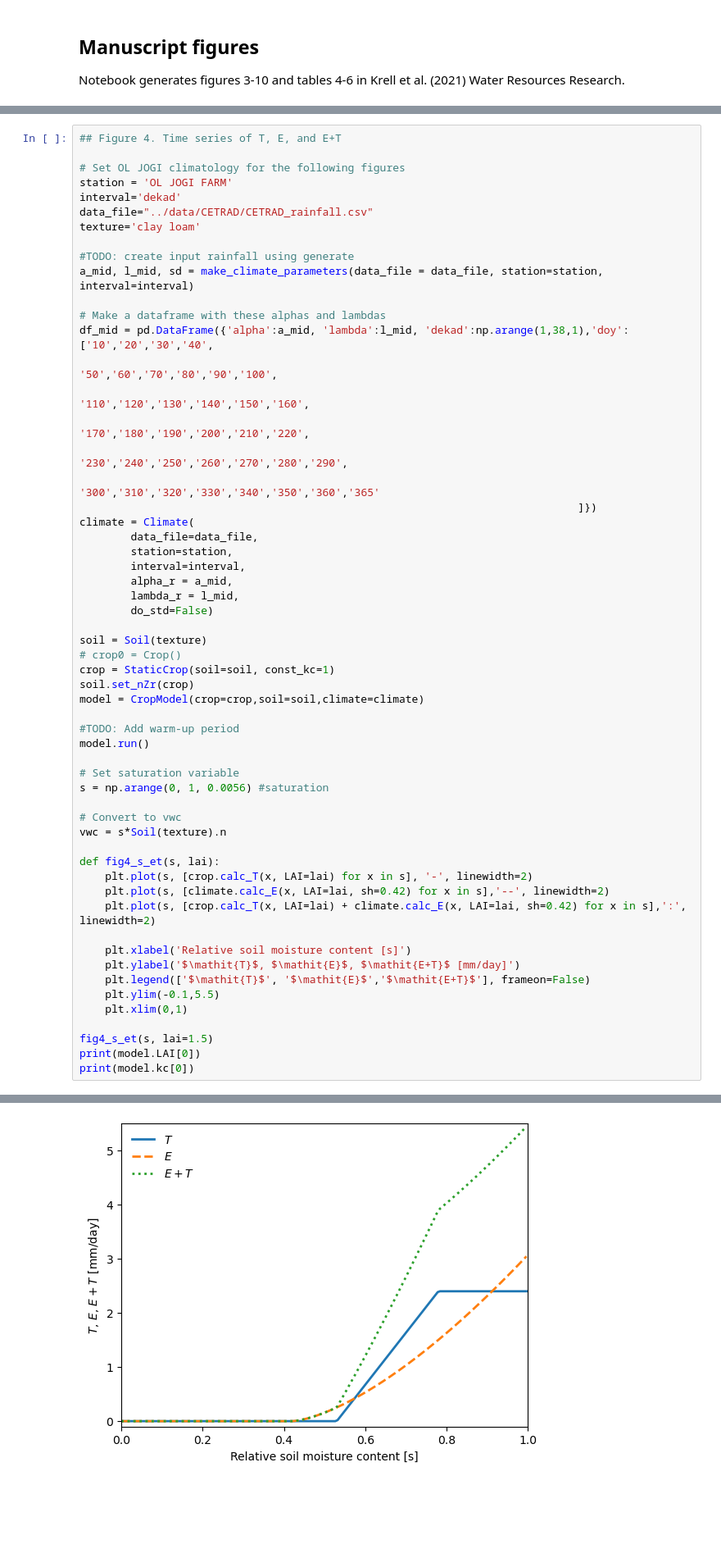
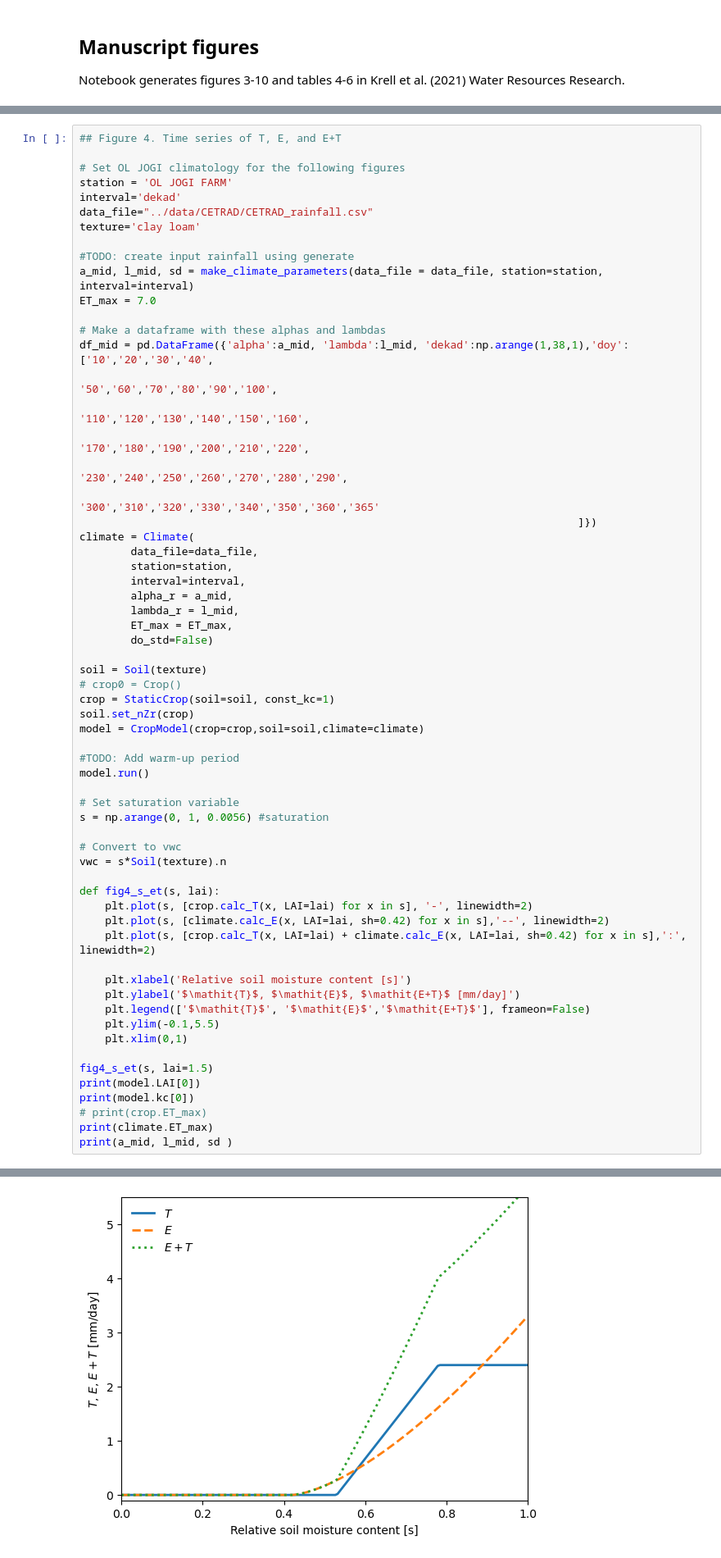
Before and after one commit to RY4GIT/maize-Toff, a Jupyter notebook: notebooks/tau_playground.ipynb, the cells around one changed output, grey strips where cells are left out. Shown at 82% size. Cells and saved outputs as stored; diff of their text form; blank space fills up the shorter version.

```diff
--- a/notebooks/tau_playground.ipynb
+++ b/notebooks/tau_playground.ipynb
@@ -49,6 +49,7 @@ texture='clay loam'
 
 #TODO: create input rainfall using generate
 a_mid, l_mid, sd = make_climate_parameters(data_file = data_file, station=station, interval=interval)
+ET_max = 7.0
 
 # Make a dataframe with these alphas and lambdas
 df_mid = pd.DataFrame({'alpha':a_mid, 'lambda':l_mid, 'dekad':np.arange(1,38,1),'doy':['10','20','30','40',
@@ -64,6 +65,7 @@ climate = Climate(
         interval=interval,
         alpha_r = a_mid,
         lambda_r = l_mid,
+        ET_max = ET_max,
         do_std=False)
 
 soil = Soil(texture)
@@ -95,6 +97,9 @@ def fig4_s_et(s, lai):
 fig4_s_et(s, lai=1.5)
 print(model.LAI[0])
 print(model.kc[0])
+# print(crop.ET_max)
+print(climate.ET_max)
+print(a_mid, l_mid, sd )
 # %% [output]
 Laikipia station data was inputted.
 2.5
@@ -102,4 +109,4 @@ Laikipia station data was inputted.
-[figure, old version]
+[figure, new version]
 # %%
 output = model.output()
 output.head()
```
Also changed, not shown: parts of 12 cells of this notebook, 3 other files.
